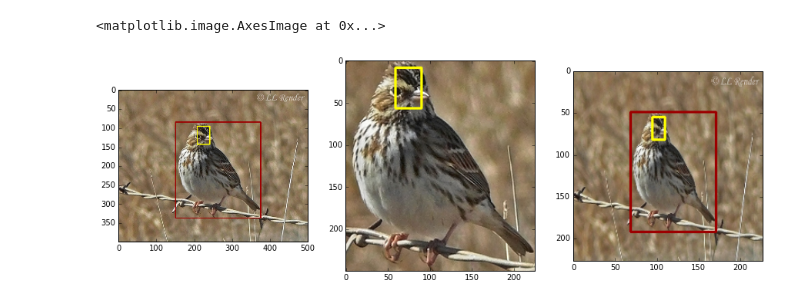
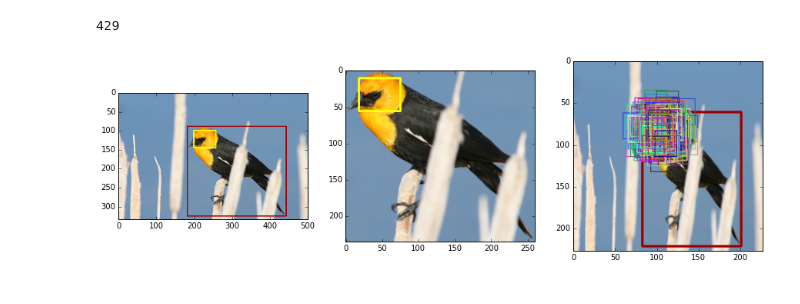
Before and after one commit to yassersouri/omgh, a Jupyter notebook: notebooks/Part Evaluation.ipynb, the cells around one changed output. Drawn from its saved outputs; the diff is of its cells as text; code cells hidden in the pictures.

```diff
--- a/notebooks/Part Evaluation.ipynb
+++ b/notebooks/Part Evaluation.ipynb
@@ -33,7 +33,7 @@ BRGh.setup()
 BRGb = rects.BerkeleyRG(settings.BERKELEY_ANNOTATION_BASE_PATH, IDtrain, IDtest, 'bbox')
 BRGb.setup()
 # %%
-img_id = 7415
+img_id = 658
 
 fig = plt.figure(figsize=(15, 10))
 ax1 = fig.add_subplot(131)
@@ -43,32 +43,41 @@ ax3 = fig.add_subplot(133)
 img = caffe.io.load_image(all_image_infos[img_id])
 img_r = cv2.resize(img, (227, 227))
 img_parts = cub_parts.for_image(img_id)
 img_bbox = bboxes[img_id - 1]
 
 rect_head = BRGh.generate(img_id)
 rect_bbox = BRGb.generate(img_id)
 
 only_body = rect_bbox.get_rect(img)
 
 rect_head.norm_for_bbox(img_bbox)
 only_body = rect_head.draw_rect(only_body, color=(1, 1, 0))
 rect_head.denorm_for_bbox(img_bbox)
 
 
 rect_head.norm_for_size(img.shape, 227)
 rect_bbox.norm_for_size(img.shape, 227)
 img_r = rect_head.draw_rect(img_r, color=(1, 1, 0))
 img_r = rect_bbox.draw_rect(img_r)
 
+S = 0
+for i in range(1000):
+    rect_head_copy = rect_head.copy()
+    rect_head_copy.add_noise(center_std=10, dimension_std=0)
+    img_r = rect_head_copy.draw_rect(img_r, color=(np.random.rand(), np.random.rand(), np.random.rand()), width=1)
+    S += rect_head_copy.evalPCP(rect_head, img_r.shape, thresh=0.4)
+
 rect_head.denorm_for_size(img.shape, 227)
 rect_bbox.denorm_for_size(img.shape, 227)
 
 img = rect_head.draw_rect(img, color=(1, 1, 0))
 img = rect_bbox.draw_rect(img)
 
 ax1.imshow(img)
 ax2.imshow(only_body)
 ax3.imshow(img_r)
+
+print S
 # %% [output]
-<matplotlib.image.AxesImage at 0x...>
+429
-[figure, old version]
+[figure, new version]
```
